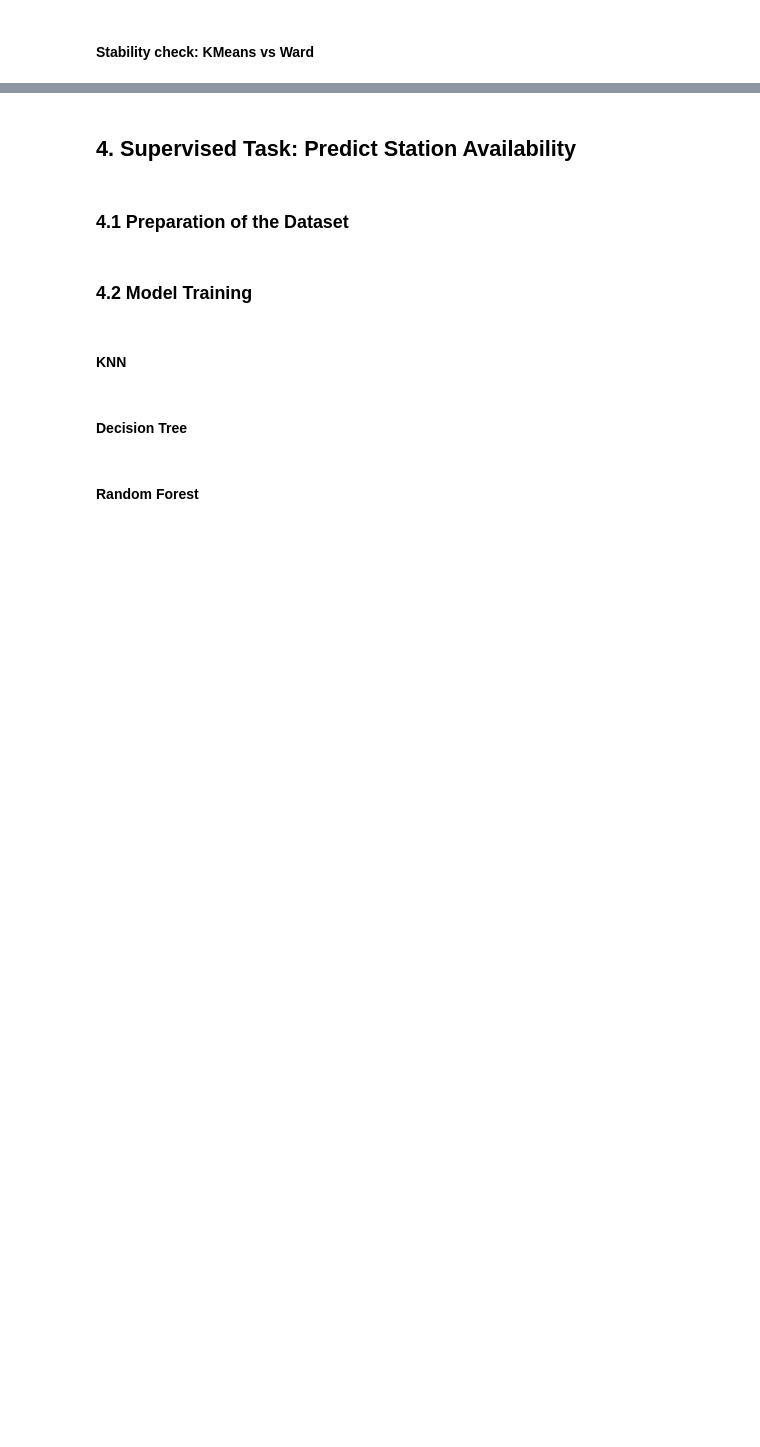
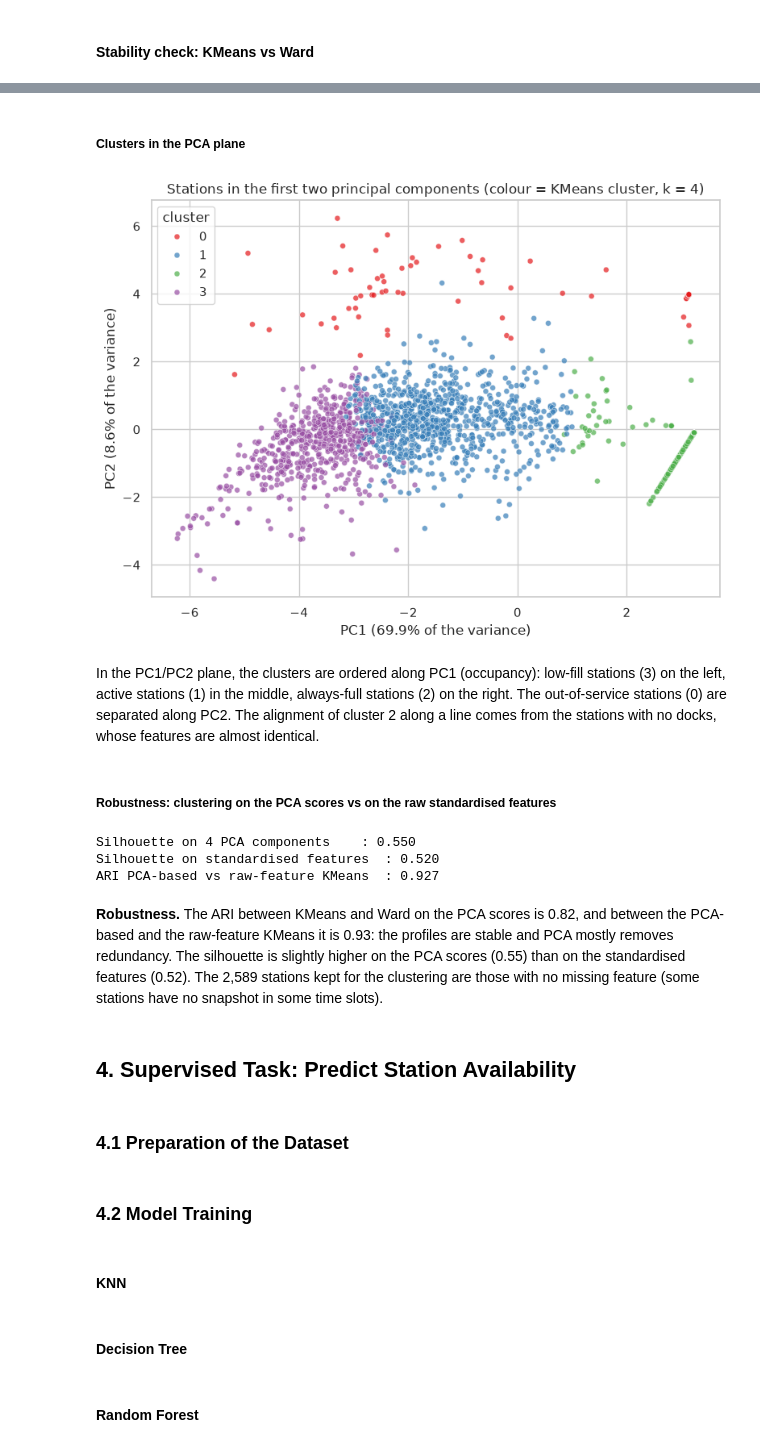
Before and after one commit to Memeel/ML_Challenge, a Jupyter notebook: notebook/FML_challenge.ipynb, the cells around one changed output, grey strips where cells are left out. Saved outputs shown, nothing was run; the diff lists cells and outputs as text; code cells hidden in the pictures; blank space fills up the shorter version.

```diff
--- a/notebook/FML_challenge.ipynb
+++ b/notebook/FML_challenge.ipynb
@@ -1134,0 +2119,4 @@ for k in range(2, 9):
+# %%
+scores = pca_full.transform(X_stations)
+X_pca = scores[:, :n_90]
+print(X_pca.shape)
@@ -1137,6 +2145,7 @@ for k in range(2, 9):
 # %%
 station_feat_ok = station_feat[feat_cols].dropna().copy()
-km_stations = KMeans(4, n_init=10, random_state=RANDOM_STATE).fit(X_stations)
+# k = 4 was the value kept before adding PCA: check it against the silhouette / inertia above and change it if needed
+km_stations = KMeans(4, n_init=10, random_state=RANDOM_STATE).fit(X_pca)
 station_feat_ok['cluster'] = km_stations.labels_
 # Add lon and lat to draw the clusters
 station_feat_ok = station_feat_ok.join(station_feat[['lon', 'lat']])
@@ -1176,3 +2216,37 @@ print("ARI KMeans vs ward :", adjusted_rand_score(km_stations.labels_, ward))
+# %% [markdown]
+##### Clusters in the PCA plane
+# %%
+scores = pca_full.transform(X_stations)
+pca_df = pd.DataFrame(scores[:, :2], columns=['PC1', 'PC2'], index=station_feat_ok.index)
+pca_df['cluster'] = station_feat_ok['cluster']
+
+fig, ax = plt.subplots(figsize=(8, 6))
+sns.scatterplot(data=pca_df, x='PC1', y='PC2', hue='cluster', palette='Set1', s=25, alpha=0.7, ax=ax)
+ax.set_xlabel(f"PC1 ({pca_full.explained_variance_ratio_[0]:.1%} of the variance)")
+ax.set_ylabel(f"PC2 ({pca_full.explained_variance_ratio_[1]:.1%} of the variance)")
+ax.set_title('Stations in the first two principal components (colour = KMeans cluster, k = 4)')
+plt.tight_layout()
+plt.show()
+# %% [output]
+[figure, added]
+# %% [markdown]
+In the PC1/PC2 plane, the clusters are ordered along PC1 (occupancy): low-fill stations (3) on the left, active stations (1) in the middle, always-full stations (2) on the right. The out-of-service stations (0) are separated along PC2. The alignment of cluster 2 along a line comes from the stations with no docks, whose features are almost identical.
+# %% [markdown]
+##### Robustness: clustering on the PCA scores vs on the raw standardised features
+# %%
+# The clustering was done on the PCA scores (X_pca). Does it differ from KMeans on all standardised features?
+km_raw = KMeans(4, n_init=10, random_state=RANDOM_STATE).fit(X_stations)
+
+print(f"Silhouette on {n_90} PCA components    : {silhouette_score(X_pca, km_stations.labels_):.3f}")
+print(f"Silhouette on standardised features  : {silhouette_score(X_stations, km_raw.labels_):.3f}")
+print(f"ARI PCA-based vs raw-feature KMeans  : {adjusted_rand_score(km_stations.labels_, km_raw.labels_):.3f}")
+# ARI close to 1 means that reducing the dimension with PCA does not change the station profiles
+# %% [output]
+Silhouette on 4 PCA components    : 0.550
+Silhouette on standardised features  : 0.520
+ARI PCA-based vs raw-feature KMeans  : 0.927
+# %% [markdown]
+**Robustness.** The ARI between KMeans and Ward on the PCA scores is 0.82, and between the PCA-based and the raw-feature KMeans it is 0.93: the profiles are stable and PCA mostly removes redundancy. The silhouette is slightly higher on the PCA scores (0.55) than on the standardised features (0.52). The 2,589 stations kept for the clustering are those with no missing feature (some stations have no snapshot in some time slots).
 # %% [markdown]
 ## 4. Supervised Task: Predict Station Availability
 # %% [markdown]
```
Also changed, not shown: parts of 106 cells of this notebook.
